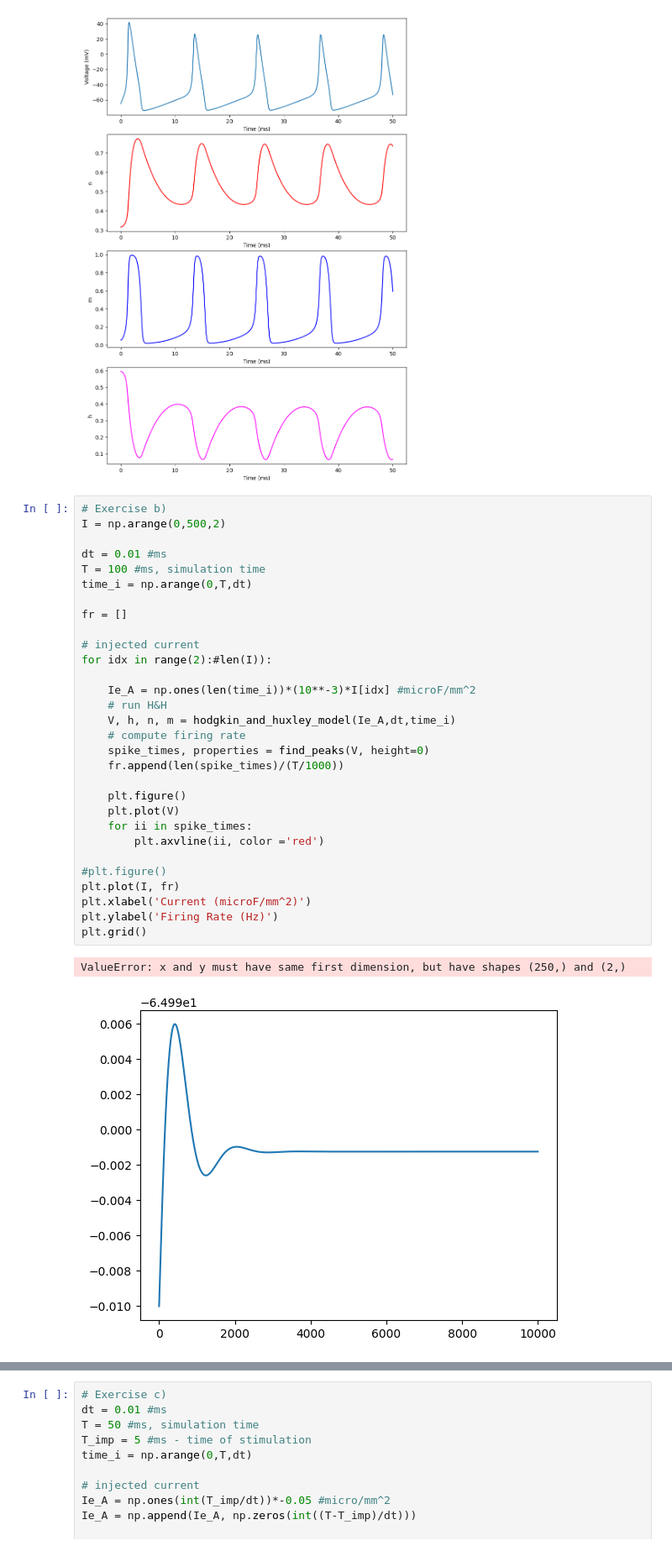
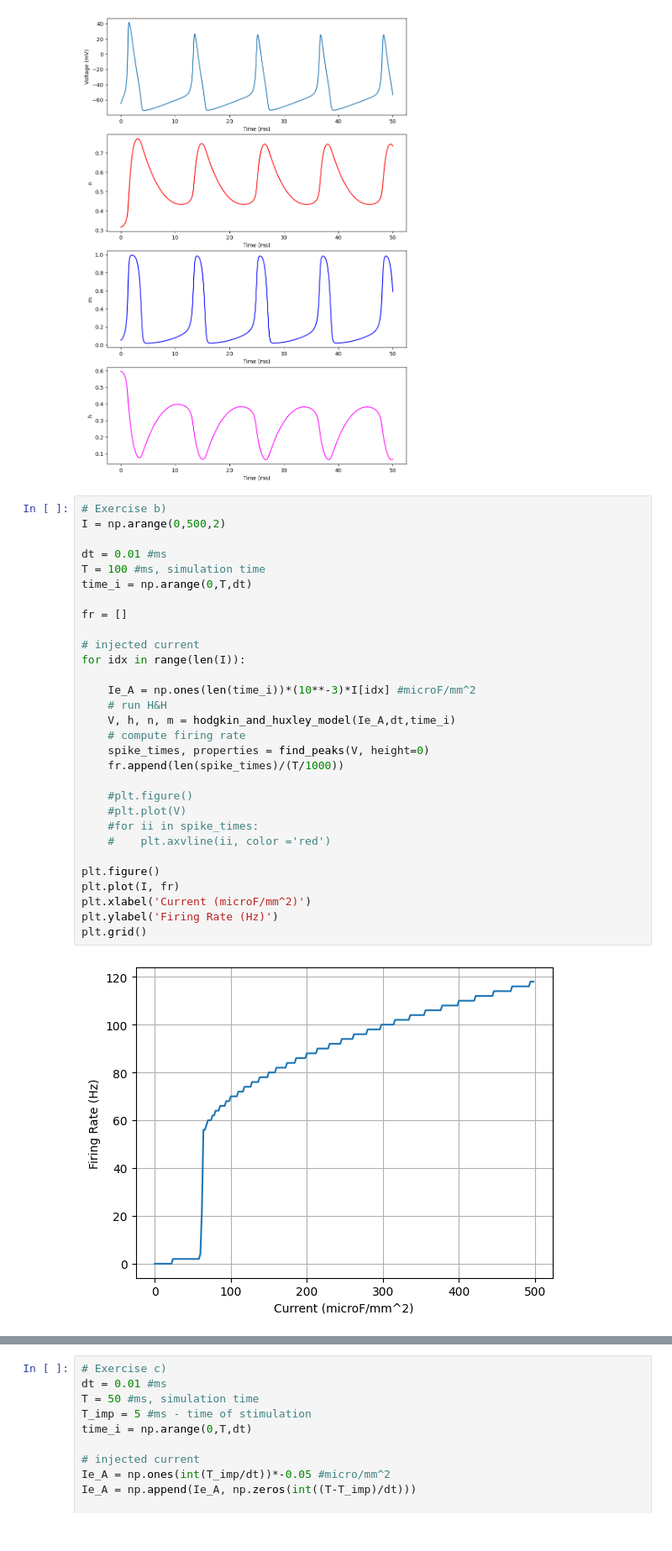
Before and after one commit to elequiroli/Computational_Neuroscience_Course, a Jupyter notebook: HMW1/H_and_H.ipynb, the cells around one changed output, grey strips where cells are left out. Shown at 84% size. Drawn from its saved outputs; the diff is of its cells as text.

```diff
--- a/HMW1/H_and_H.ipynb
+++ b/HMW1/H_and_H.ipynb
@@ -106,33 +105,32 @@ Text(0, 0.5, 'h')
 # %%
 # Exercise b)
 I = np.arange(0,500,2)
 
 dt = 0.01 #ms
 T = 100 #ms, simulation time
 time_i = np.arange(0,T,dt)
 
 fr = []
 
 # injected current
-for idx in range(2):#len(I)):
+for idx in range(len(I)):
 
     Ie_A = np.ones(len(time_i))*(10**-3)*I[idx] #microF/mm^2
     # run H&H
     V, h, n, m = hodgkin_and_huxley_model(Ie_A,dt,time_i)
     # compute firing rate
     spike_times, properties = find_peaks(V, height=0)
     fr.append(len(spike_times)/(T/1000))
 
-    plt.figure()
-    plt.plot(V)
-    for ii in spike_times:
-        plt.axvline(ii, color ='red')
+    #plt.figure()
+    #plt.plot(V)
+    #for ii in spike_times:
+    #    plt.axvline(ii, color ='red')
 
-#plt.figure()
+plt.figure()
 plt.plot(I, fr)
 plt.xlabel('Current (microF/mm^2)')
 plt.ylabel('Firing Rate (Hz)')
 plt.grid()
 # %% [output]
-ValueError: x and y must have same first dimension, but have shapes (250,) and (2,)
-[figure, old version]
+[figure, new version]
```
Also changed, not shown: parts of 2 cells of this notebook, 2 other files.
